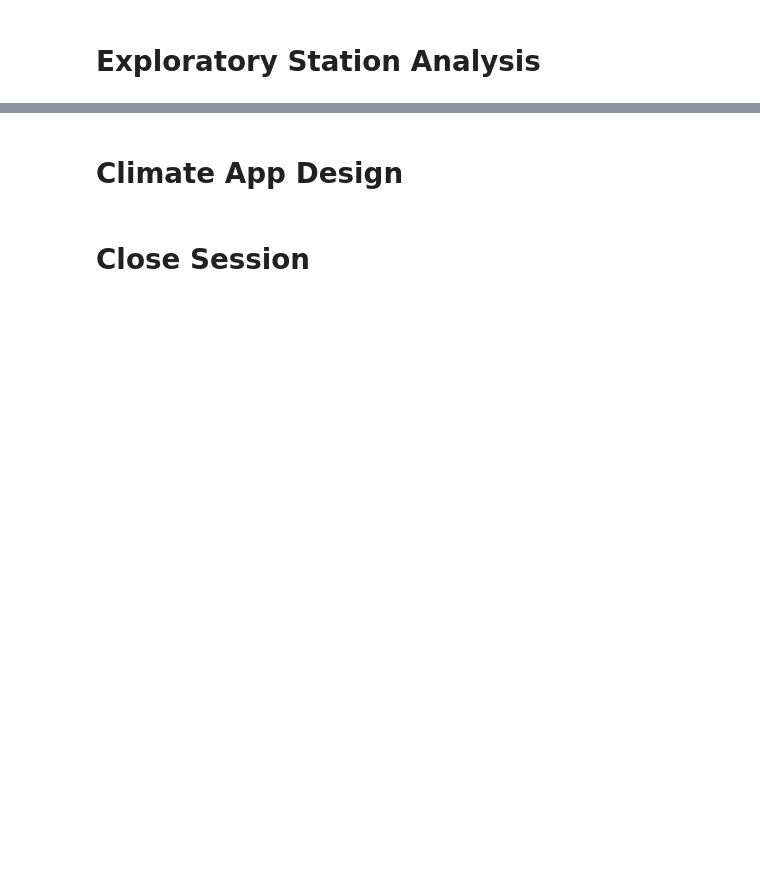
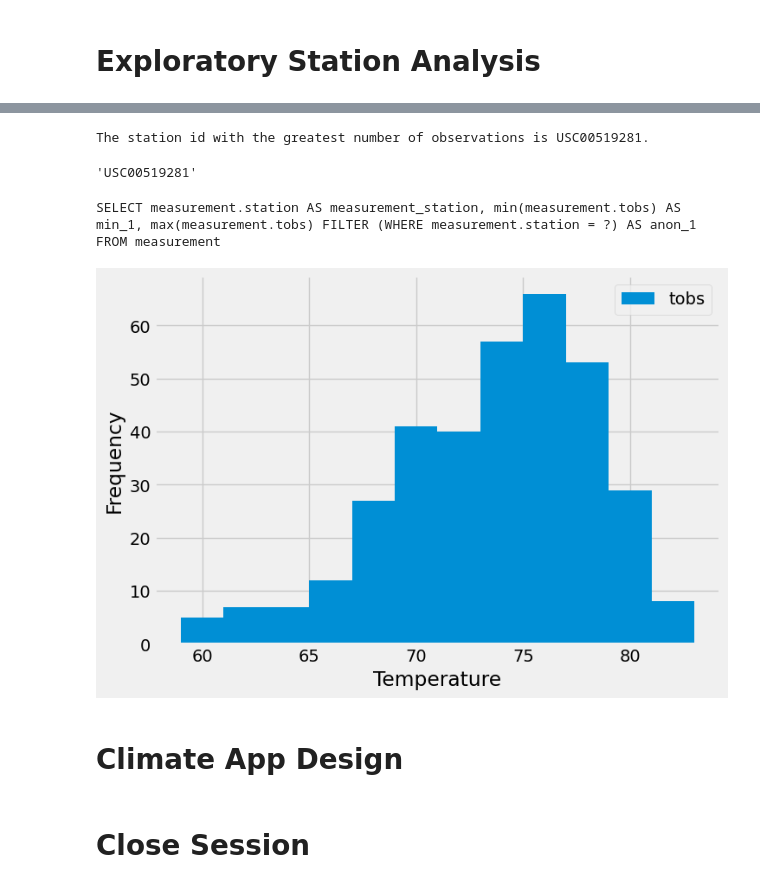
Before and after one commit to jimlhaugen/sqlalchemy-challenge, a Jupyter notebook: climate_starter.ipynb, the cells around one changed output, grey strips where cells are left out. Drawn from its saved outputs; the diff is of its cells as text; code cells hidden in the pictures; blank space fills up the shorter version.

Commit message:
Amended to include Exploratory Station Analysis

```diff
--- a/climate_starter.ipynb
+++ b/climate_starter.ipynb
@@ -122,3 +136,7 @@ df_query_results.describe()
 # %%
 # Design a query to find the most active stations (i.e. which stations have the most rows?)
 # List the stations and their counts in descending order.
+active_stations = session.query(Measurement.station,func.count(Measurement.station)).\
+    group_by(Measurement.station).\
+    order_by(func.count(Measurement.station).desc()).all()
+active_stations
@@ -125,8 +153,42 @@ df_query_results.describe()
+# %%
+# which station id has the greatest number of observations
+greatest_number_of_observations = active_stations[0][0]
+print(f'The station id with the greatest number of observations is {greatest_number_of_observations}.')
+# %% [output]
+The station id with the greatest number of observations is USC00519281.
+# %%
+greatest_number_of_observations
+# %% [output]
+'USC00519281'
 # %%
 # Using the most active station id from the previous query, calculate the lowest, highest, and average temperature.
+# tobs = temperatures
+most_active_station = session.query(Measurement.station,\
+                                    func.min(Measurement.tobs),\
+                                    func.max(Measurement.tobs).\
+                                    filter(Measurement.station == greatest_number_of_observations))
+
+print(most_active_station)
+# %% [output]
+SELECT measurement.station AS measurement_station, min(measurement.tobs) AS min_1, max(measurement.tobs) FILTER (WHERE measurement.station = ?) AS anon_1
+FROM measurement
 # %%
 # Using the most active station id
 # Query the last 12 months of temperature observation data for this station and plot the results as a histogram
+query_results = session.query(Measurement.station, Measurement.tobs)\
+            .filter(Measurement.date >= query_one_year)\
+            .filter(Measurement.station == greatest_number_of_observations)
+
+df_most_active = pd.DataFrame(query_results)
+
+df_most_active.plot.hist(figsize = (7.5,5.25), bins=12)
+plt.xlabel("Temperature")
+plt.ylabel("Frequency")
+plt.legend(["tobs"], loc = "upper right")
+
+plt.show()
+# %% [output]
+[figure, added]
 # %% [markdown]
 # Climate App Design
 # %%
```
Also changed, not shown: parts of 4 cells of this notebook.
